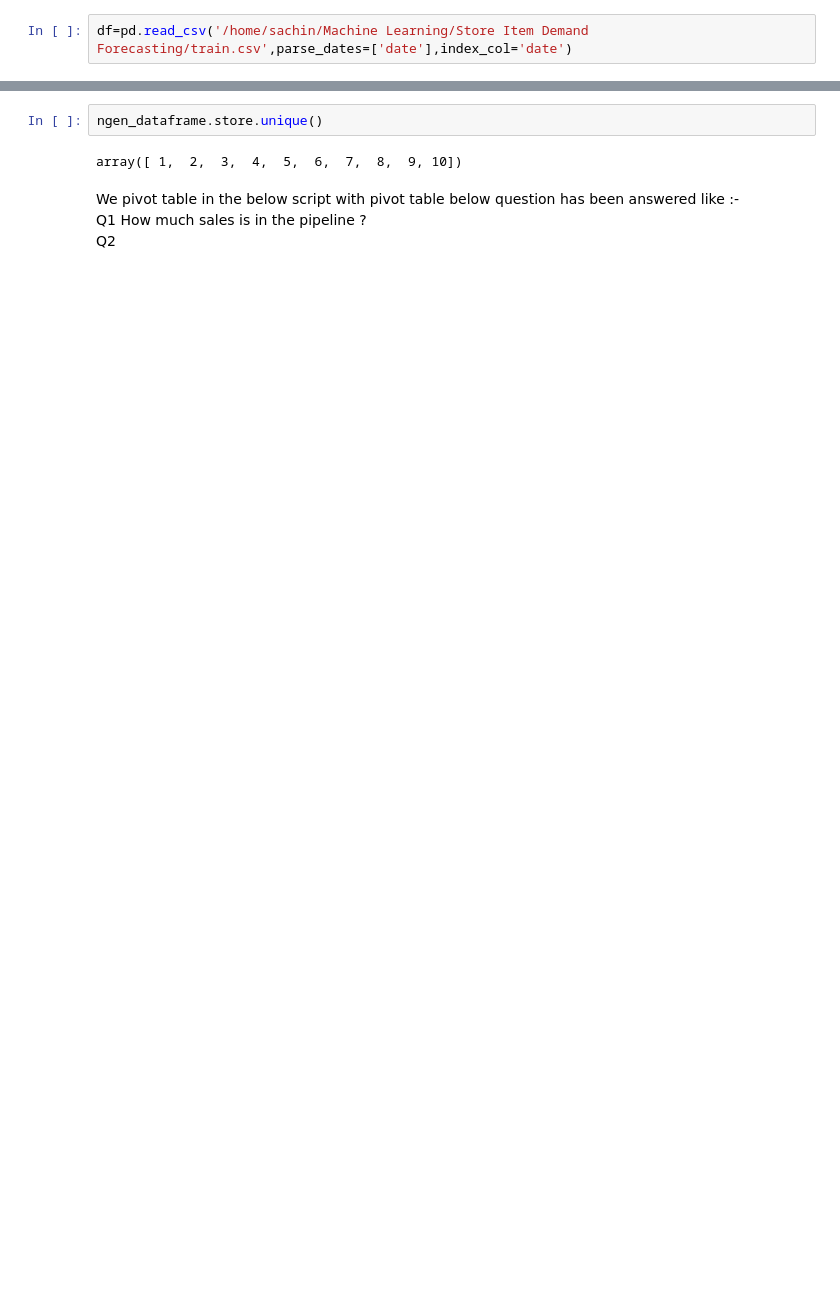
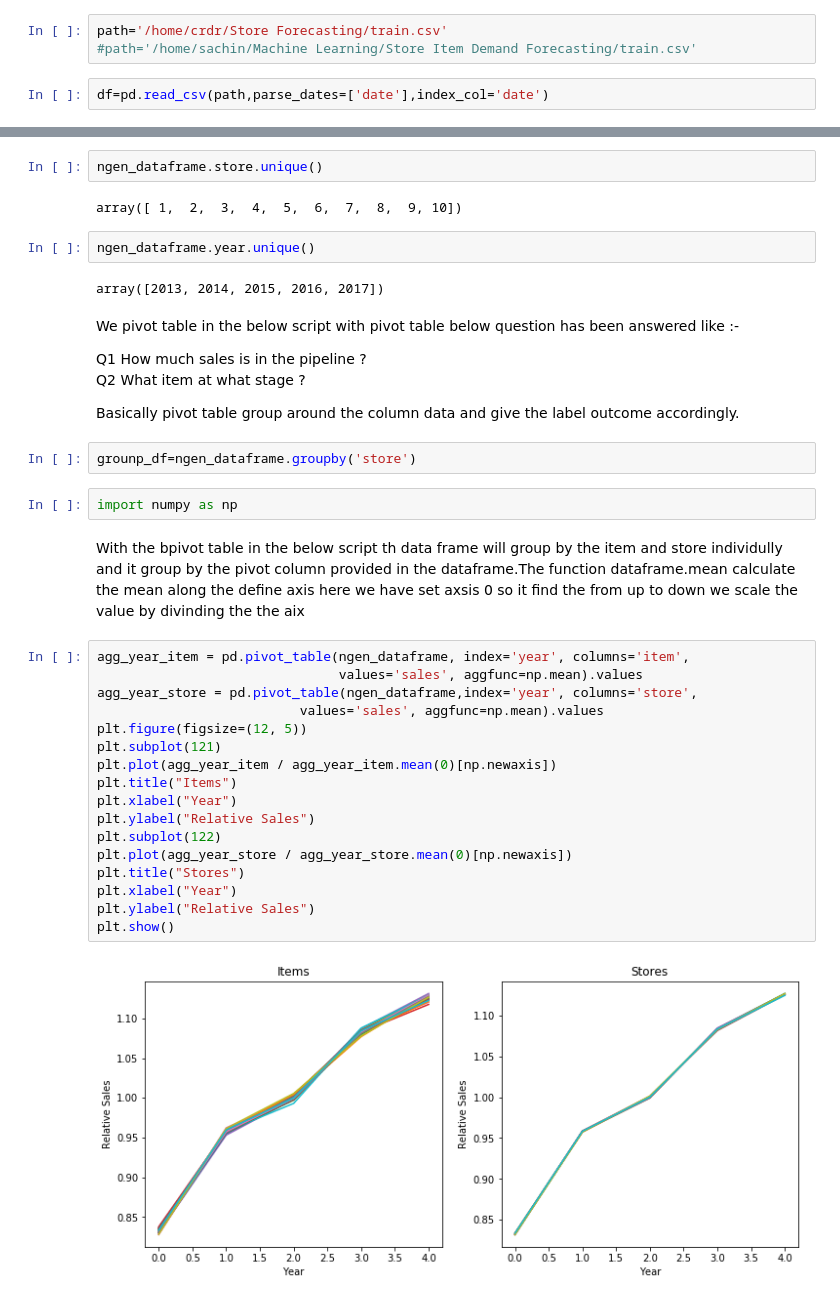
Before and after one commit to sachin16495/Demand-Forecasting, a Jupyter notebook: Demand Forecasting.ipynb, the cells around one changed output, grey strips where cells are left out. Drawn from its saved outputs; the diff is of its cells as text; blank space fills up the shorter version.

```diff
--- a/Demand Forecasting.ipynb
+++ b/Demand Forecasting.ipynb
@@ -1,7 +1,10 @@
 # %%
 import pandas as pd
 # %%
-df=pd.read_csv('/home/sachin/Machine Learning/Store Item Demand Forecasting/train.csv',parse_dates=['date'],index_col='date')
+path='/home/crdr/Store Forecasting/train.csv'
+#path='/home/sachin/Machine Learning/Store Item Demand Forecasting/train.csv'
+# %%
+df=pd.read_csv(path,parse_dates=['date'],index_col='date')
 # %% [markdown]
 In the store item demand forecasting the dataframe generated after loading csv file have four column the index column is date here because of its uniquiness and progression.
 # %%
@@ -77,7 +78,41 @@ array([ 1,  2,  3,  4,  5,  6,  7,  8,  9, 10, 11, 12, 13, 14, 15, 16, 17,
 ngen_dataframe.store.unique()
 # %% [output]
 array([ 1,  2,  3,  4,  5,  6,  7,  8,  9, 10])
+# %%
+ngen_dataframe.year.unique()
+# %% [output]
+array([2013, 2014, 2015, 2016, 2017])
 # %% [markdown]
+
 We pivot table in the below script with pivot table below question has been answered like :- <br/>
+
 Q1 How much sales is in the pipeline ? <br/>
-Q2
+Q2 What item at what stage ?<br/>
+
+
+Basically pivot table group around the column data and give the label outcome accordingly.
+# %%
+grounp_df=ngen_dataframe.groupby('store')
+# %%
+import numpy as np
+# %% [markdown]
+With the bpivot table in the below script th data frame will group by the item and store individully and it group by the pivot column provided in the dataframe.The function dataframe.mean calculate the mean along the define axis here we have set axsis 0 so it find the from up to down we scale the value by divinding the the aix
+# %%
+agg_year_item = pd.pivot_table(ngen_dataframe, index='year', columns='item',
+                               values='sales', aggfunc=np.mean).values
+agg_year_store = pd.pivot_table(ngen_dataframe,index='year', columns='store',
+                          values='sales', aggfunc=np.mean).values
+plt.figure(figsize=(12, 5))
+plt.subplot(121)
+plt.plot(agg_year_item / agg_year_item.mean(0)[np.newaxis])
+plt.title("Items")
+plt.xlabel("Year")
+plt.ylabel("Relative Sales")
+plt.subplot(122)
+plt.plot(agg_year_store / agg_year_store.mean(0)[np.newaxis])
+plt.title("Stores")
+plt.xlabel("Year")
+plt.ylabel("Relative Sales")
+plt.show()
+# %% [output]
+[figure, added]
```
Also changed, not shown: parts of 1 cell of this notebook.
